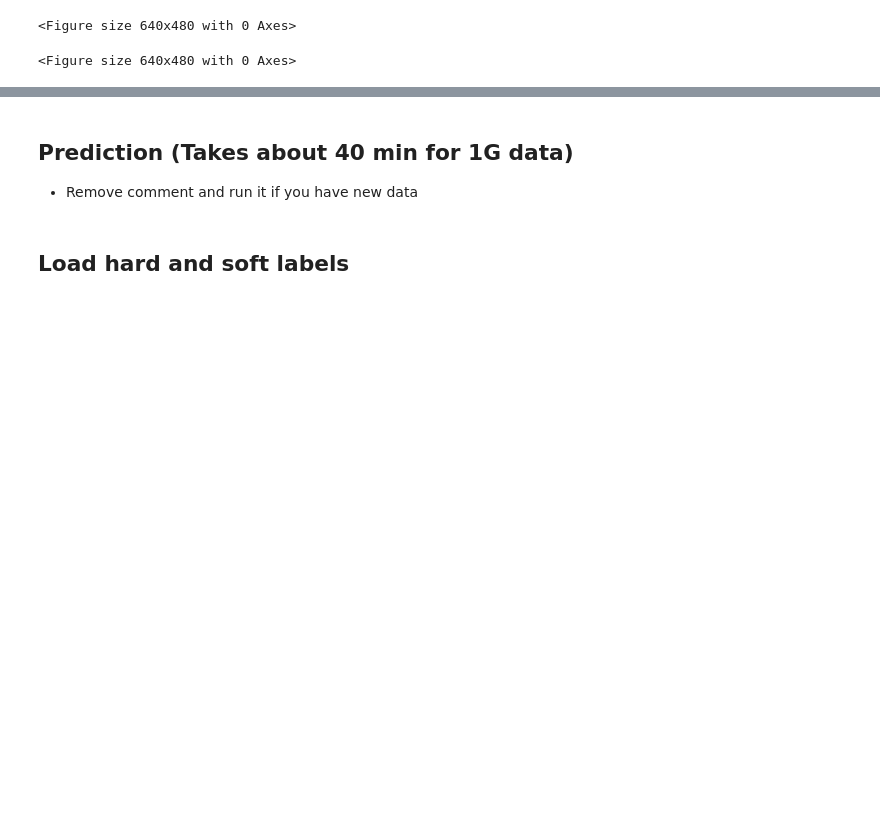
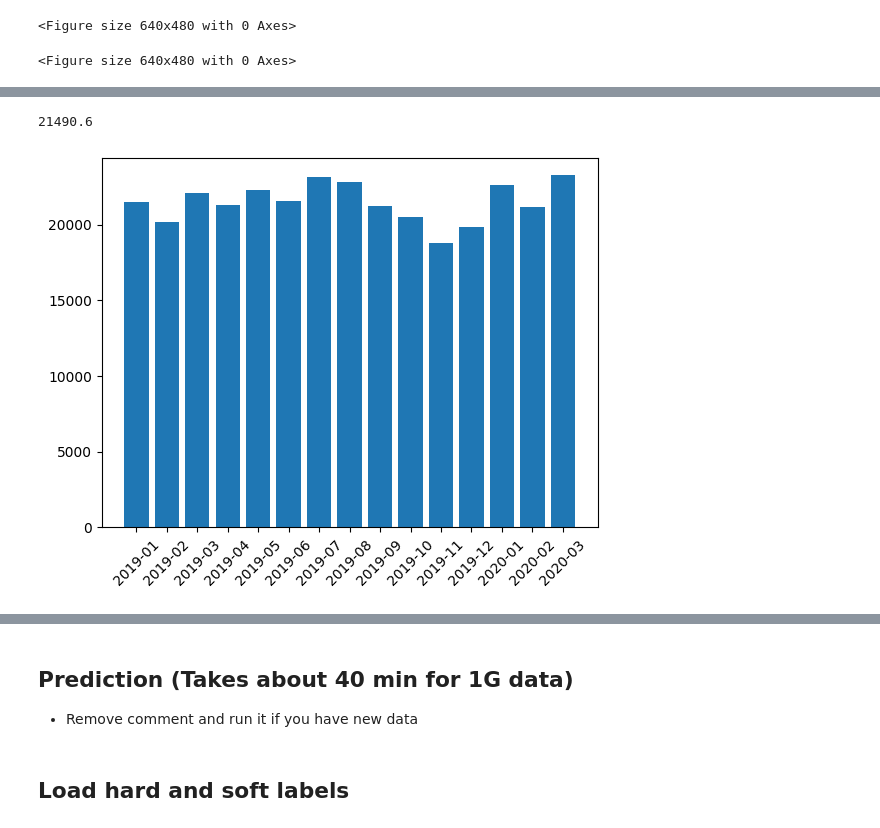
Before and after one commit to heeh/legal_advice, a Jupyter notebook: predictor.ipynb, the cells around one changed output, grey strips where cells are left out. Cells and saved outputs as stored; diff of their text form; code cells hidden in the pictures; blank space fills up the shorter version.

```diff
--- a/predictor.ipynb
+++ b/predictor.ipynb
@@ -606,0 +597,6 @@ plotDictBar(daily_num_docs,90)
+# %%
+plotDictBar("monthly_num_docs.png", monthly_num_docs,45)
+np.array(list(monthly_num_docs.values())).mean()
+# %% [output]
+21490.6
+[figure, added]
```
Also changed, not shown: parts of 24 cells of this notebook, 28 other files.
